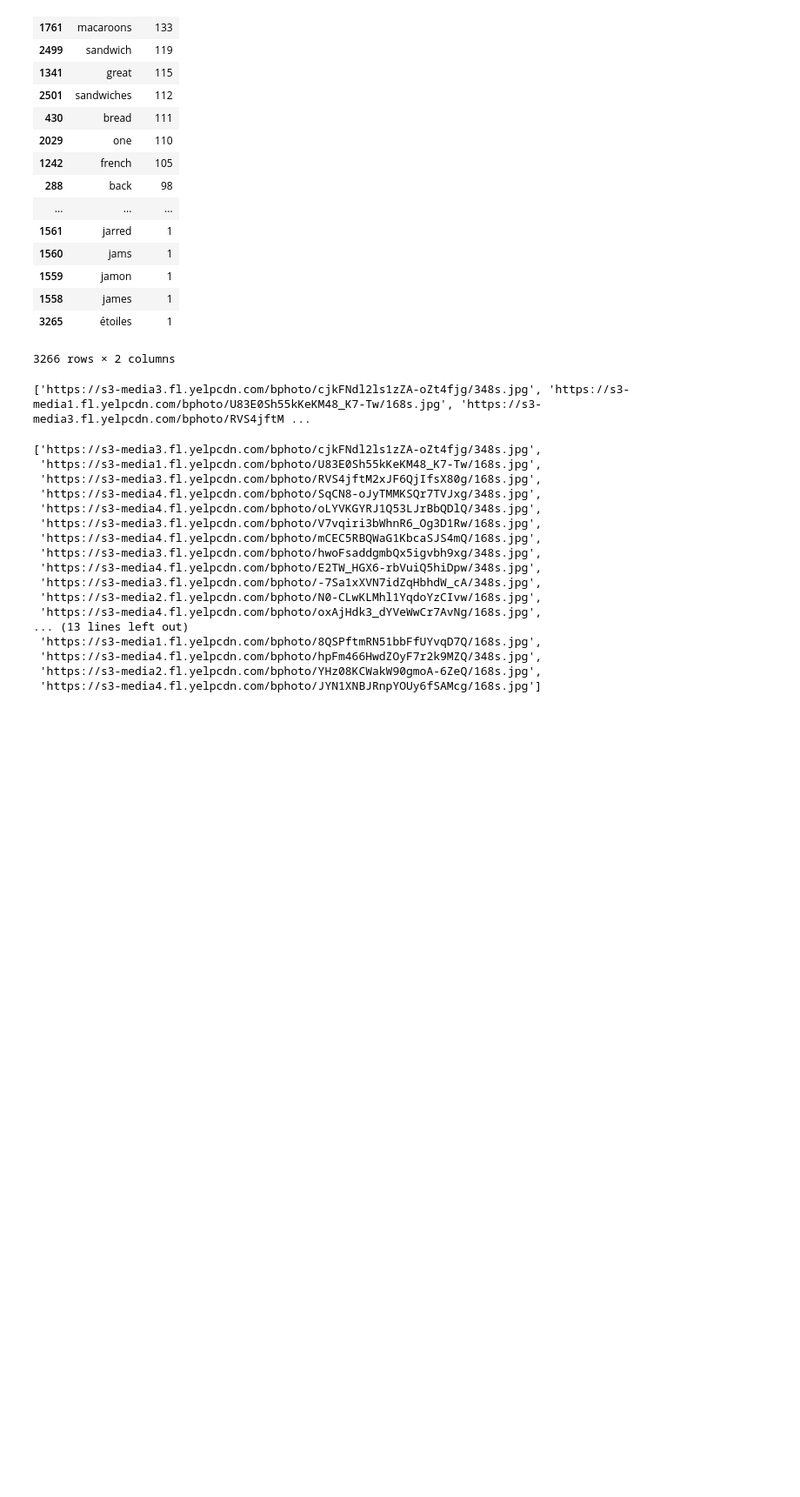
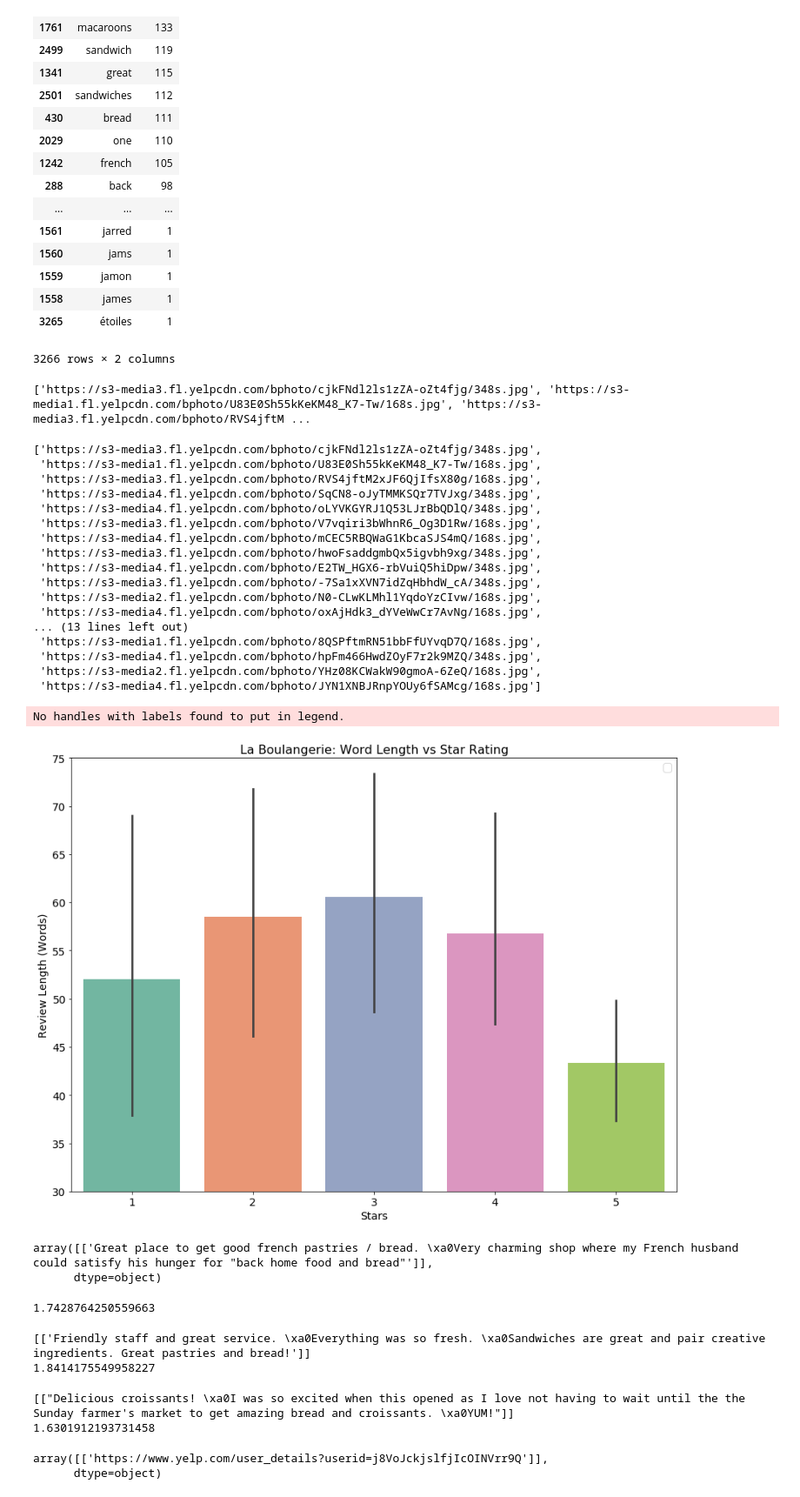
Before and after one commit to PoojaChopra123/pie_thon, a Jupyter notebook: jupyter notebooks/stacy_scratch.ipynb, the cells around one changed output. Shown at 87% size. Cells and saved outputs as stored; diff of their text form; code cells hidden in the pictures; blank space fills up the shorter version.

```diff
--- a/jupyter notebooks/stacy_scratch.ipynb
+++ b/jupyter notebooks/stacy_scratch.ipynb
@@ -1567,3 +1567,17 @@ photo_list
  'https://s3-media4.fl.yelpcdn.com/bphoto/hpFm466HwdZOyF7r2k9MZQ/348s.jpg',
  'https://s3-media2.fl.yelpcdn.com/bphoto/YHz08KCWakW90gmoA-6ZeQ/168s.jpg',
  'https://s3-media4.fl.yelpcdn.com/bphoto/JYN1XNBJRnpYOUy6fSAMcg/168s.jpg']
+# %%
+fig, ax = plt.subplots(figsize=(12, 9))
+ax = sns.barplot(x="Stars", y="Word Count", data=boul_master_nlp_review_merge, palette="Set2")
+ax.set_ylim(30, 75)
+plt.title("La Boulangerie: Word Length vs Star Rating", fontsize=16)
+plt.ylabel("Review Length (Words)", fontsize=14)
+plt.xlabel("Stars", fontsize=14)
+plt.legend(fontsize=14)
+ax.tick_params(labelsize=14)
+plt.tight_layout()
+# plt.savefig('../images/BarPlot_Star_IDF_comparisons.png')
+# %% [output]
+No handles with labels found to put in legend.
+[figure, added]
@@ -1569,0 +1588,21 @@ photo_list
+# %%
+damen_nlp_review_merge.loc[damen_nlp_review_merge['IDF_Mean'] == damen_min_IDF, ['Text_x']].values
+# %% [output]
+array([['Great place to get good french pastries / bread. \xa0Very charming shop where my French husband could satisfy his hunger for "back home food and bread"']],
+      dtype=object)
+# %%
+damen_min_IDF
+# %% [output]
+1.7428764250559663
+# %%
+print(belmont_nlp_review_merge.loc[belmont_nlp_review_merge['IDF_Mean'] == belmont_min_IDF, ['Text_x']].values)
+print(belmont_min_IDF)
+# %% [output]
+[['Friendly staff and great service. \xa0Everything was so fresh. \xa0Sandwiches are great and pair creative ingredients. Great pastries and bread!']]
+1.8414175549958227
+# %%
+print(logan_nlp_review_merge.loc[logan_nlp_review_merge['IDF_Mean'] == logan_min_IDF, ['Text_x']].values)
+print(logan_min_IDF)
+# %% [output]
+[["Delicious croissants! \xa0I was so excited when this opened as I love not having to wait until the the Sunday farmer's market to get amazing bread and croissants. \xa0YUM!"]]
+1.6301912193731458
@@ -1569,0 +1613,6 @@ photo_list
+# %%
+damen_nlp_review_merge.loc[damen_nlp_review_merge['IDF_Mean'] == damen_max_IDF, ['user_link']].values
+# print(damen_max_IDF)
+# %% [output]
+array([['https://www.yelp.com/user_details?userid=j8VoJckjslfjIcOINVrr9Q']],
+      dtype=object)
```
Also changed, not shown: parts of 15 cells of this notebook, 13 other files.
